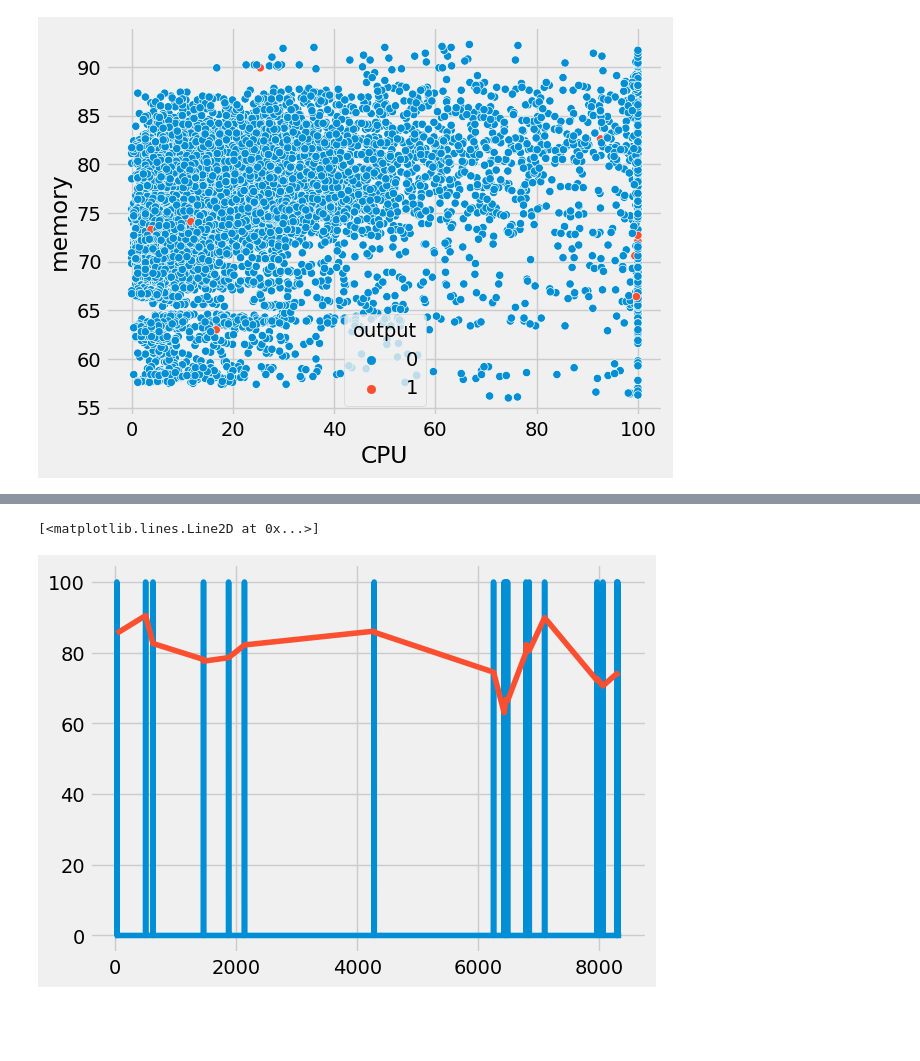
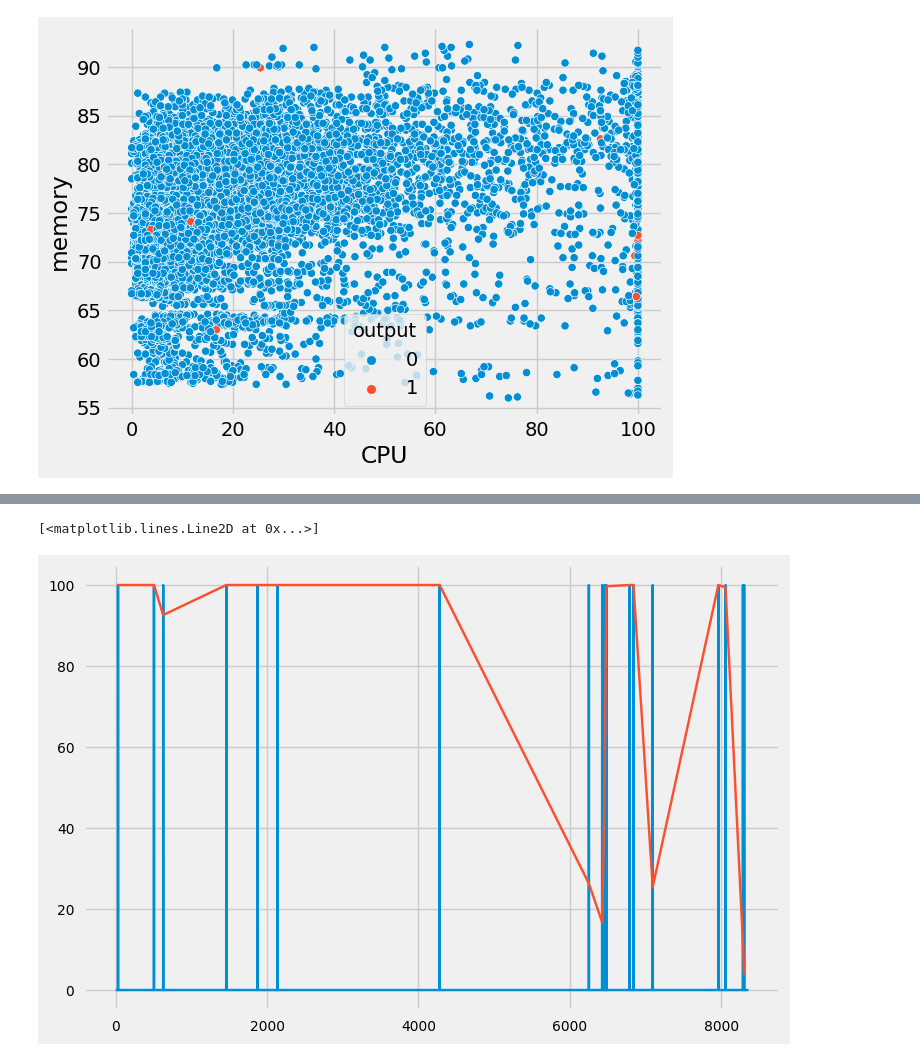
Before and after one commit to narogishin/predictive-analysis-of-my-computer, a Jupyter notebook: main.ipynb, the cells around one changed output, grey strips where cells are left out. Cells and saved outputs as stored; diff of their text form; code cells hidden in the pictures; blank space fills up the shorter version.

```diff
--- a/main.ipynb
+++ b/main.ipynb
@@ -6,3 +10,2 @@ import seaborn as sns
 # %%
 plt.style.available
-plt.style.use(['fivethirtyeight'])
@@ -9,3 +30,5 @@ plt.style.use(['fivethirtyeight'])
+# %%
+plt.style.use(['seaborn-notebook'])
 # %%
 df = pd.read_csv('data.csv')
 # %%
@@ -46,11 +99,8 @@ sns.scatterplot(x = df['CPU'], y = df['memory'], hue=df['output'])
 # %%
-dt = 50
-a =0
+dt = 30
 failures = df['output'] == 1
 plt.plot(100*df['output'])
-plt.plot(df['memory'][failures])
-df['memory'][failures]
-plt.plot(df['memory'][failures])
+plt.plot(df['CPU'][failures])
 # %% [output]
 [<matplotlib.lines.Line2D at 0x...>]
-[figure, old version]
+[figure, new version]
```
Also changed, not shown: parts of 8 cells of this notebook.
